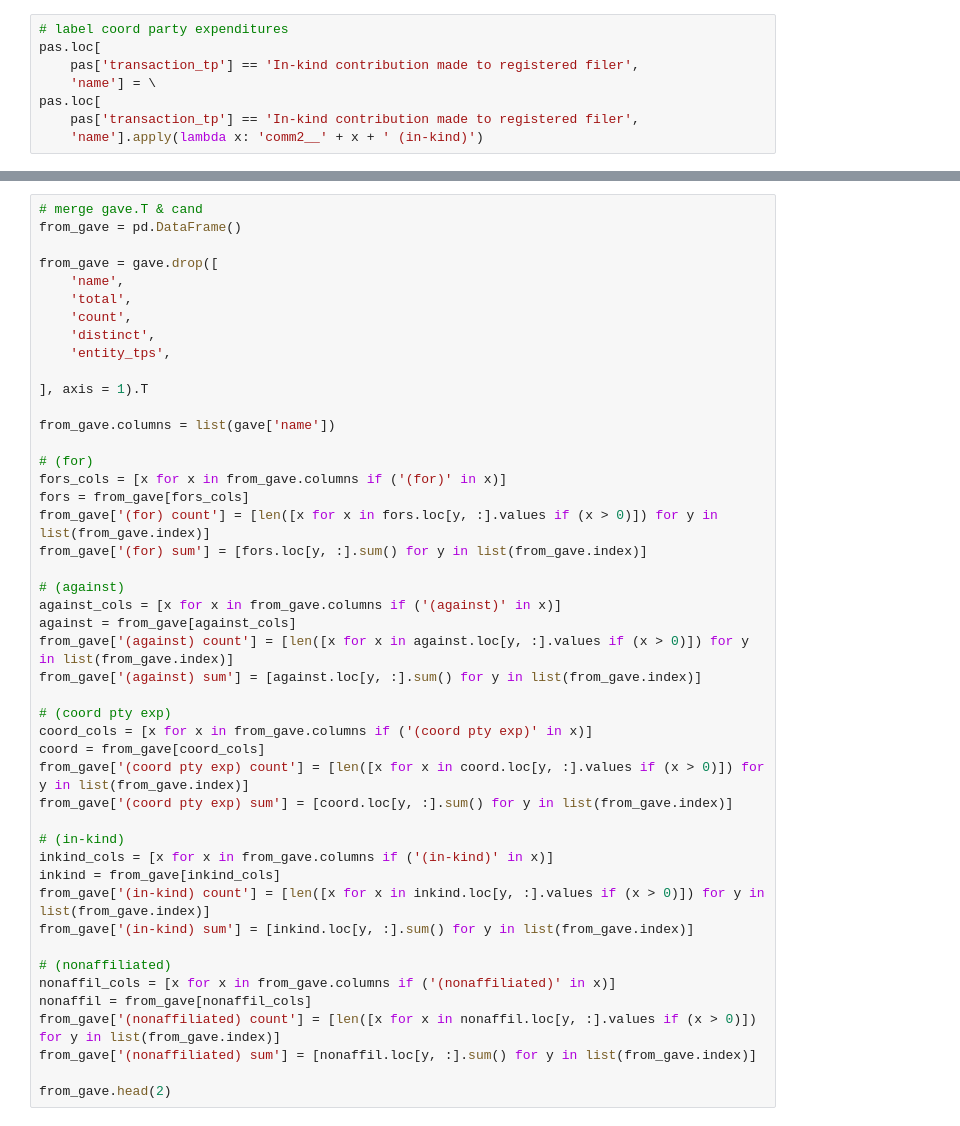
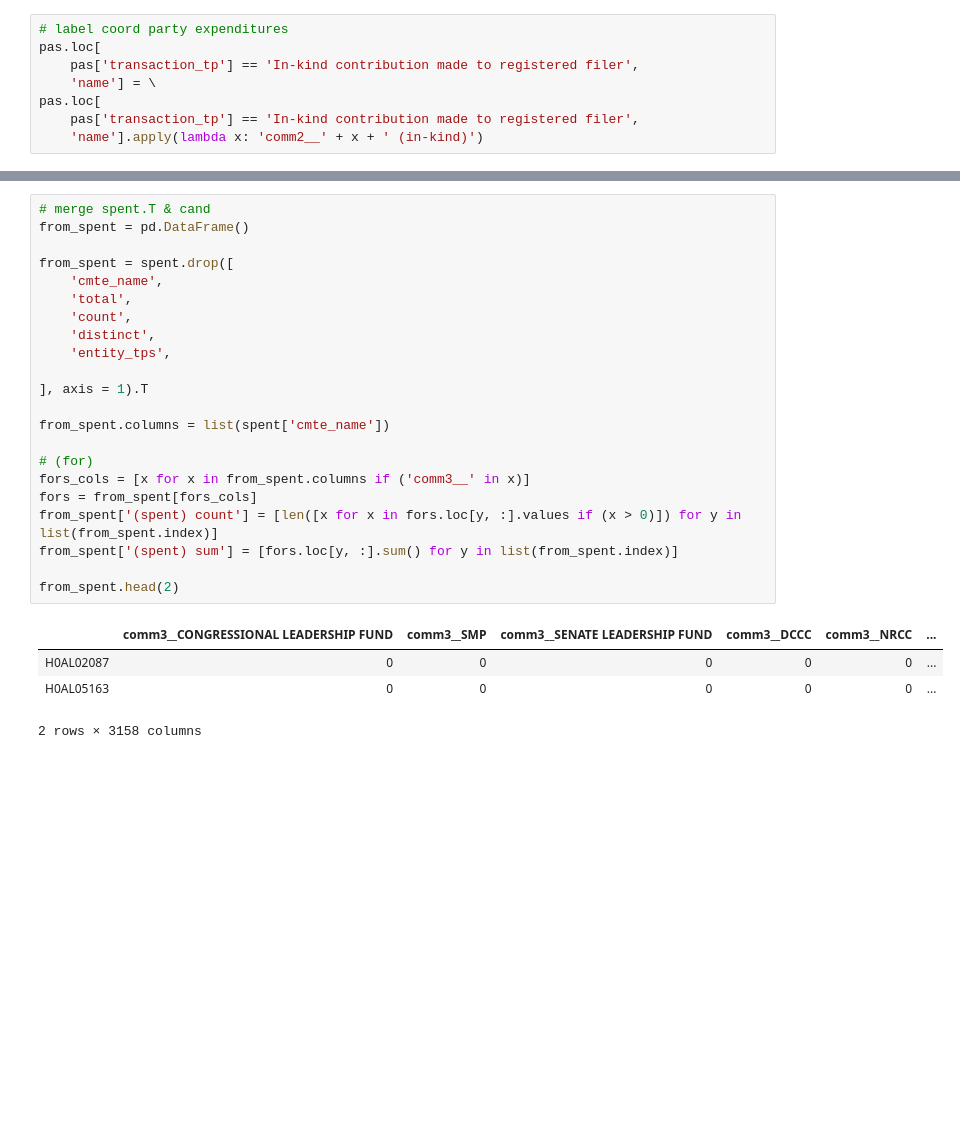
Before and after one commit to volsweep/volsweep.github.io, a Jupyter notebook: projects/FEC/2018/04aii - 2018_CommitteeContributions_clean_withwinner.ipynb, the cells around one changed output, grey strips where cells are left out. Drawn from its saved outputs; the diff is of its cells as text; blank space fills up the shorter version.

```diff
--- a/projects/FEC/2018/04aii - 2018_CommitteeContributions_clean_withwinner.ipynb
+++ b/projects/FEC/2018/04aii - 2018_CommitteeContributions_clean_withwinner.ipynb
@@ -1901,48 +158,29 @@ gave.head()
-# %%
-# merge gave.T & cand
-from_gave = pd.DataFrame()
-
-from_gave = gave.drop([
-    'name',
-    'total',
-    'count',
-    'distinct',
-    'entity_tps',
-
-], axis = 1).T
-
-from_gave.columns = list(gave['name'])
-
-# (for)
-fors_cols = [x for x in from_gave.columns if ('(for)' in x)]
-fors = from_gave[fors_cols]
-from_gave['(for) count'] = [len([x for x in fors.loc[y, :].values if (x > 0)]) for y in list(from_gave.index)]
-from_gave['(for) sum'] = [fors.loc[y, :].sum() for y in list(from_gave.index)]
-
-# (against)
-against_cols = [x for x in from_gave.columns if ('(against)' in x)]
-against = from_gave[against_cols]
-from_gave['(against) count'] = [len([x for x in against.loc[y, :].values if (x > 0)]) for y in list(from_gave.index)]
-from_gave['(against) sum'] = [against.loc[y, :].sum() for y in list(from_gave.index)]
-
-# (coord pty exp)
-coord_cols = [x for x in from_gave.columns if ('(coord pty exp)' in x)]
-coord = from_gave[coord_cols]
-from_gave['(coord pty exp) count'] = [len([x for x in coord.loc[y, :].values if (x > 0)]) for y in list(from_gave.index)]
-from_gave['(coord pty exp) sum'] = [coord.loc[y, :].sum() for y in list(from_gave.index)]
-
-# (in-kind)
-inkind_cols = [x for x in from_gave.columns if ('(in-kind)' in x)]
-inkind = from_gave[inkind_cols]
-from_gave['(in-kind) count'] = [len([x for x in inkind.loc[y, :].values if (x > 0)]) for y in list(from_gave.index)]
-from_gave['(in-kind) sum'] = [inkind.loc[y, :].sum() for y in list(from_gave.index)]
-
-# (nonaffiliated)
-nonaffil_cols = [x for x in from_gave.columns if ('(nonaffiliated)' in x)]
-nonaffil = from_gave[nonaffil_cols]
-from_gave['(nonaffiliated) count'] = [len([x for x in nonaffil.loc[y, :].values if (x > 0)]) for y in list(from_gave.index)]
-from_gave['(nonaffiliated) sum'] = [nonaffil.loc[y, :].sum() for y in list(from_gave.index)]
-
-from_gave.head(2)
+# %%
+# merge spent.T & cand
+from_spent = pd.DataFrame()
+
+from_spent = spent.drop([
+    'cmte_name',
+    'total',
+    'count',
+    'distinct',
+    'entity_tps',
+
+], axis = 1).T
+
+from_spent.columns = list(spent['cmte_name'])
+
+# (for)
+fors_cols = [x for x in from_spent.columns if ('comm3__' in x)]
+fors = from_spent[fors_cols]
+from_spent['(spent) count'] = [len([x for x in fors.loc[y, :].values if (x > 0)]) for y in list(from_spent.index)]
+from_spent['(spent) sum'] = [fors.loc[y, :].sum() for y in list(from_spent.index)]
+
+from_spent.head(2)
+# %% [output]
+|  | comm3__CONGRESSIONAL LEADERSHIP FUND | comm3__SMP | comm3__SENATE LEADERSHIP FUND | comm3__DCCC | comm3__NRCC | ... |
+| H0AL02087 | 0 | 0 | 0 | 0 | 0 | ... |
+| H0AL05163 | 0 | 0 | 0 | 0 | 0 | ... |
+2 rows × 3158 columns
 # %%
 cand.index = cand['cand_id']
```
Also changed, not shown: parts of 590 cells of this notebook, 4 other files.
